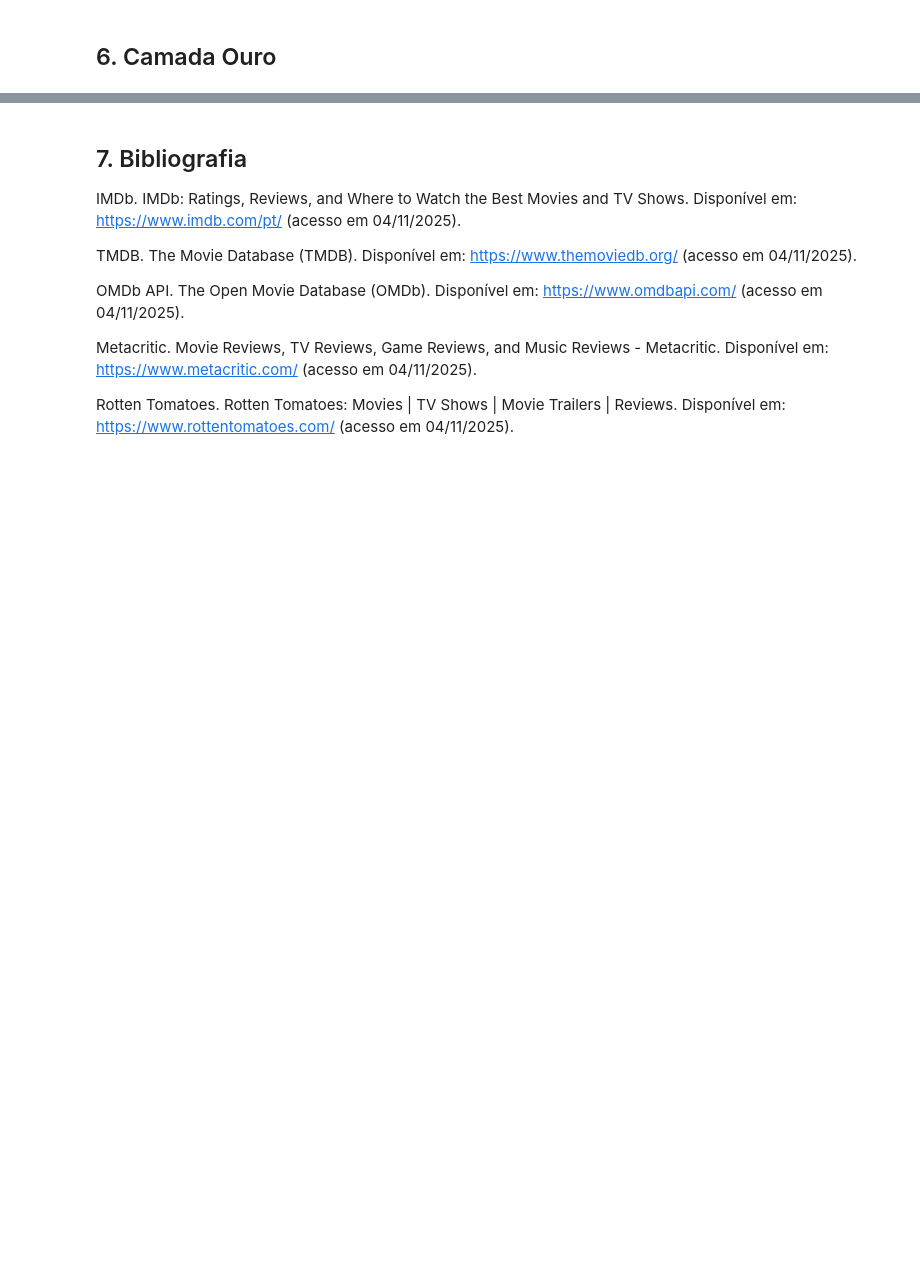
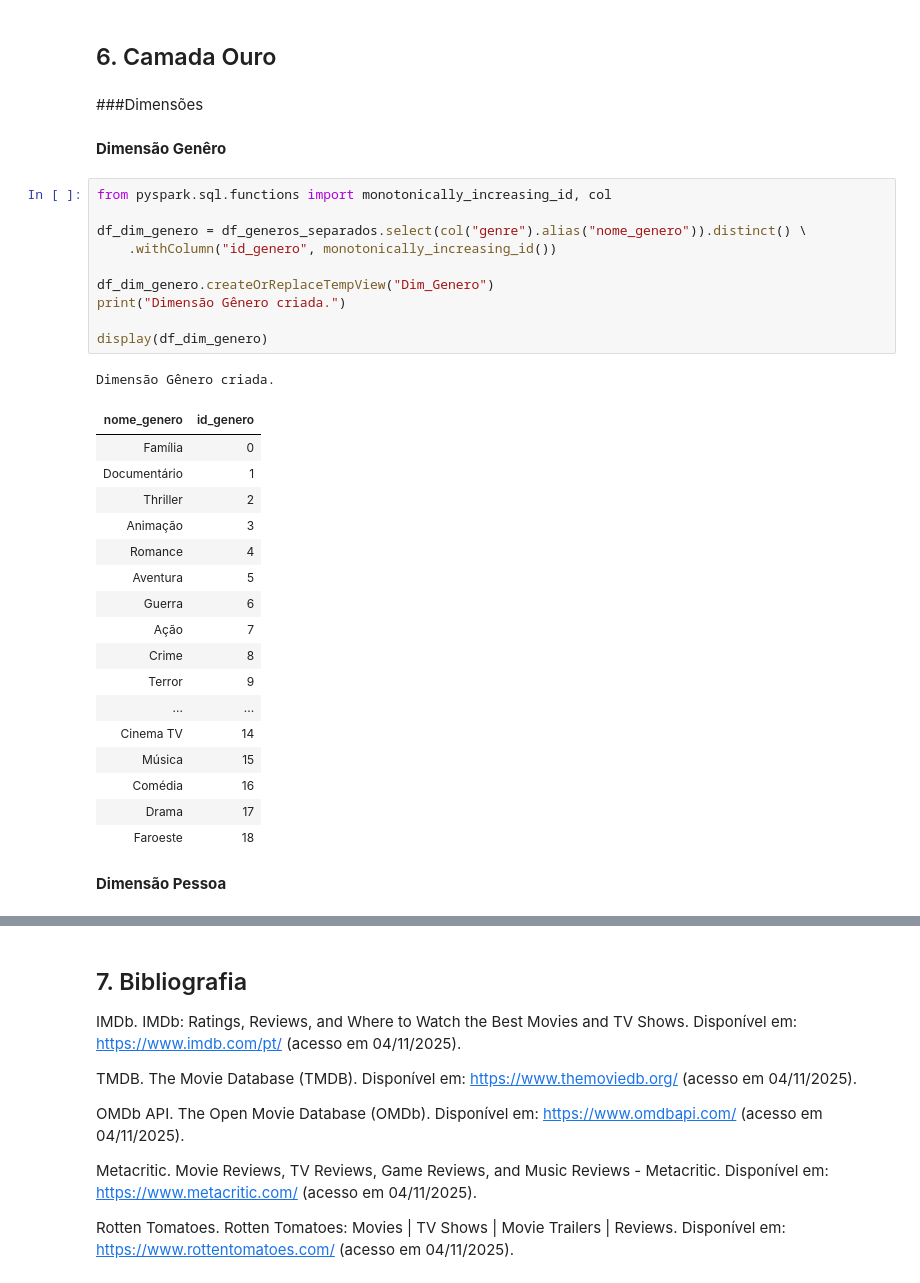
Before and after one commit to thiagoproenca/IMDB-Filmes, a Jupyter notebook: NTBD_FF_Grupo12_gabriel_natalia_thiago (1).ipynb, the cells around one changed output, grey strips where cells are left out. Cells and saved outputs as stored; diff of their text form; blank space fills up the shorter version.

```diff
--- a/NTBD_FF_Grupo12_gabriel_natalia_thiago (1).ipynb
+++ b/NTBD_FF_Grupo12_gabriel_natalia_thiago (1).ipynb
@@ -485,3 +485,38 @@ df_post_7 = spark.sql("SELECT * FROM temp WHERE revenue < 3000000000 AND budget
 df_post_7.show()
 # %% [markdown]
 ## 6. Camada Ouro
+# %% [markdown]
+###Dimensões
+# %% [markdown]
+**Dimensão Genêro**
+# %%
+from pyspark.sql.functions import monotonically_increasing_id, col
+
+df_dim_genero = df_generos_separados.select(col("genre").alias("nome_genero")).distinct() \
+    .withColumn("id_genero", monotonically_increasing_id())
+
+df_dim_genero.createOrReplaceTempView("Dim_Genero")
+print("Dimensão Gênero criada.")
+
+display(df_dim_genero)
+# %% [output]
+Dimensão Gênero criada.
+| nome_genero | id_genero |
+| Família | 0 |
+| Documentário | 1 |
+| Thriller | 2 |
+| Animação | 3 |
+| Romance | 4 |
+| Aventura | 5 |
+| Guerra | 6 |
+| Ação | 7 |
+| Crime | 8 |
+| Terror | 9 |
+| ... | ... |
+| Cinema TV | 14 |
+| Música | 15 |
+| Comédia | 16 |
+| Drama | 17 |
+| Faroeste | 18 |
+# %% [markdown]
+**Dimensão Pessoa**
```
Also changed, not shown: parts of 20 cells of this notebook.
